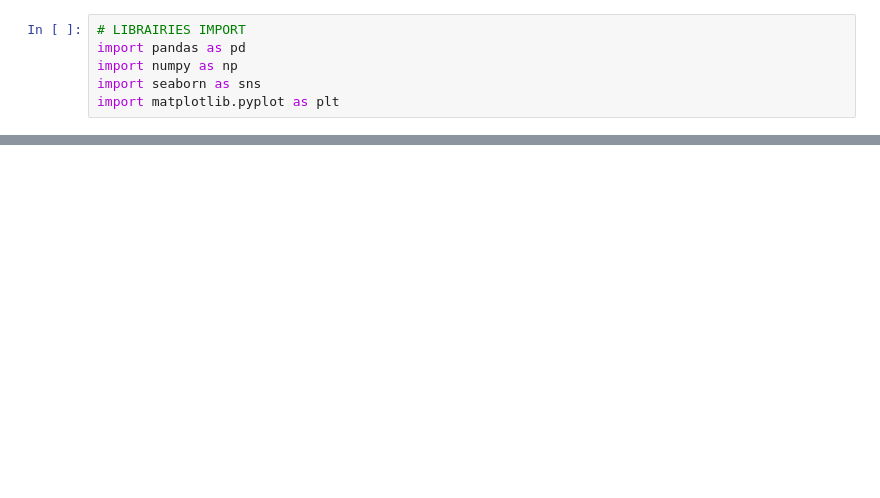
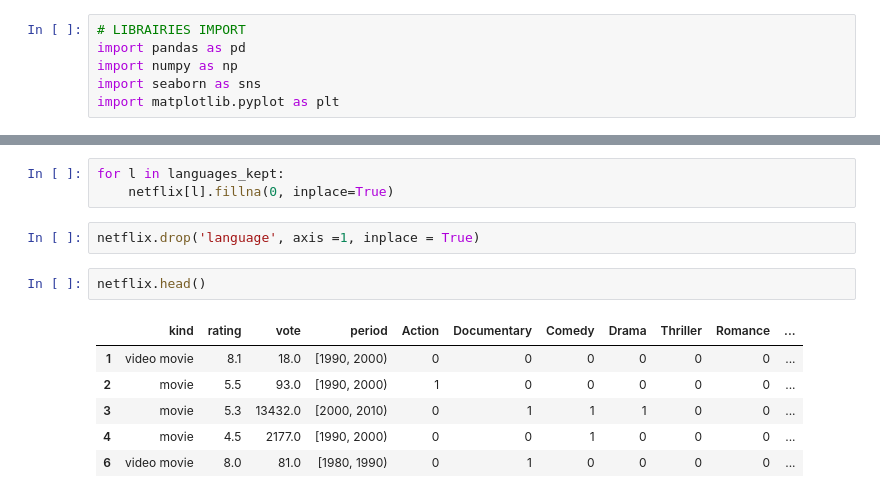
Before and after one commit to eric-martinet/Project7_SupervisedLearningNetflix, a Jupyter notebook: Netflix.ipynb, the cells around one changed output, grey strips where cells are left out. Drawn from its saved outputs; the diff is of its cells as text; blank space fills up the shorter version.

```diff
--- a/Netflix.ipynb
+++ b/Netflix.ipynb
@@ -59,0 +511,14 @@ netflix.drop('Unnamed: 0', axis = 1, inplace=True)
+# %%
+for l in languages_kept:
+    netflix[l].fillna(0, inplace=True)
+# %%
+netflix.drop('language', axis =1, inplace = True)
+# %%
+netflix.head()
+# %% [output]
+|  | kind | rating | vote | period | Action | Documentary | Comedy | Drama | Thriller | Romance | ... |
+| 1 | video movie | 8.1 | 18.0 | [1990, 2000) | 0 | 0 | 0 | 0 | 0 | 0 | ... |
+| 2 | movie | 5.5 | 93.0 | [1990, 2000) | 1 | 0 | 0 | 0 | 0 | 0 | ... |
+| 3 | movie | 5.3 | 13432.0 | [2000, 2010) | 0 | 1 | 1 | 1 | 0 | 0 | ... |
+| 4 | movie | 4.5 | 2177.0 | [1990, 2000) | 0 | 0 | 1 | 0 | 0 | 0 | ... |
+| 6 | video movie | 8.0 | 81.0 | [1980, 1990) | 0 | 1 | 0 | 0 | 0 | 0 | ... |
```
Also changed, not shown: parts of 56 cells of this notebook, 1 other file.
